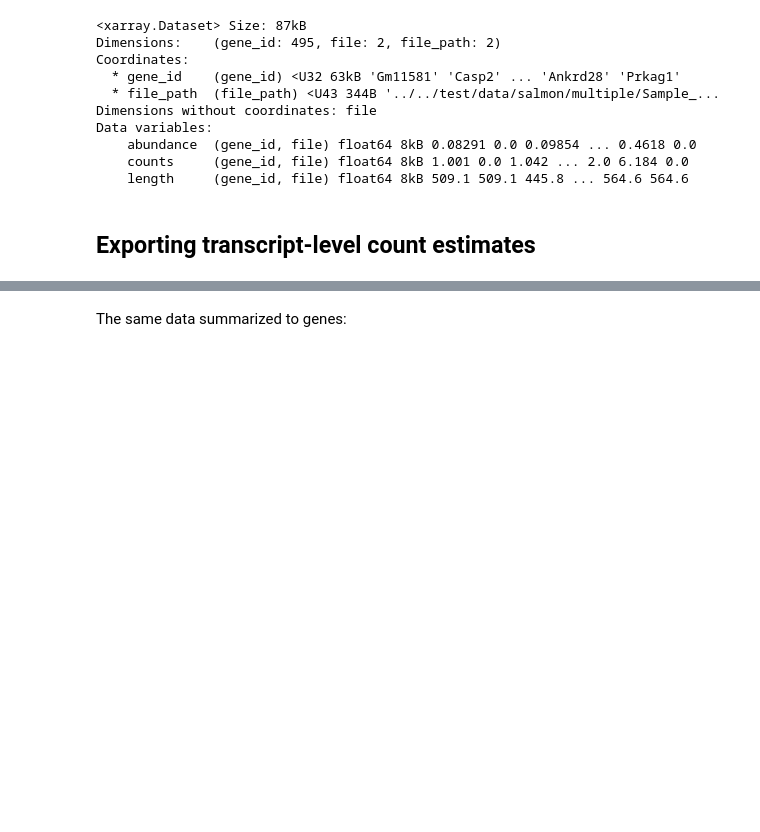
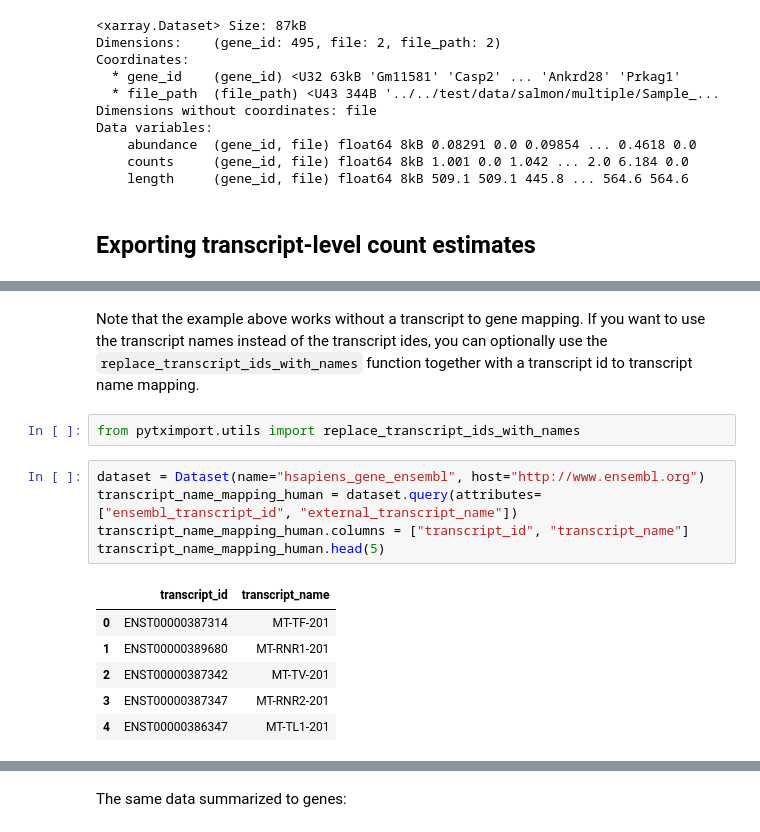
Before and after one commit to complextissue/pytximport, a Jupyter notebook: docs/source/example.ipynb, the cells around one changed output, grey strips where cells are left out. Saved outputs shown, nothing was run; the diff lists cells and outputs as text; blank space fills up the shorter version.

```diff
--- a/docs/source/example.ipynb
+++ b/docs/source/example.ipynb
@@ -94 +105,17 @@ You can also export the transformed transcript counts directly for transcript-le
+# %% [markdown]
+Note that the example above works without a transcript to gene mapping. If you want to use the transcript names instead of the transcript ides, you can optionally use the `replace_transcript_ids_with_names` function together with a transcript id to transcript name mapping.
+# %%
+from pytximport.utils import replace_transcript_ids_with_names
+# %%
+dataset = Dataset(name="hsapiens_gene_ensembl", host="http://www.ensembl.org")
+transcript_name_mapping_human = dataset.query(attributes=["ensembl_transcript_id", "external_transcript_name"])
+transcript_name_mapping_human.columns = ["transcript_id", "transcript_name"]
+transcript_name_mapping_human.head(5)
+# %% [output]
+|  | transcript_id | transcript_name |
+| 0 | ENST00000387314 | MT-TF-201 |
+| 1 | ENST00000389680 | MT-RNR1-201 |
+| 2 | ENST00000387342 | MT-TV-201 |
+| 3 | ENST00000387347 | MT-RNR2-201 |
+| 4 | ENST00000386347 | MT-TL1-201 |
 # %%
```
Also changed, not shown: parts of 8 cells of this notebook, 23 other files.
